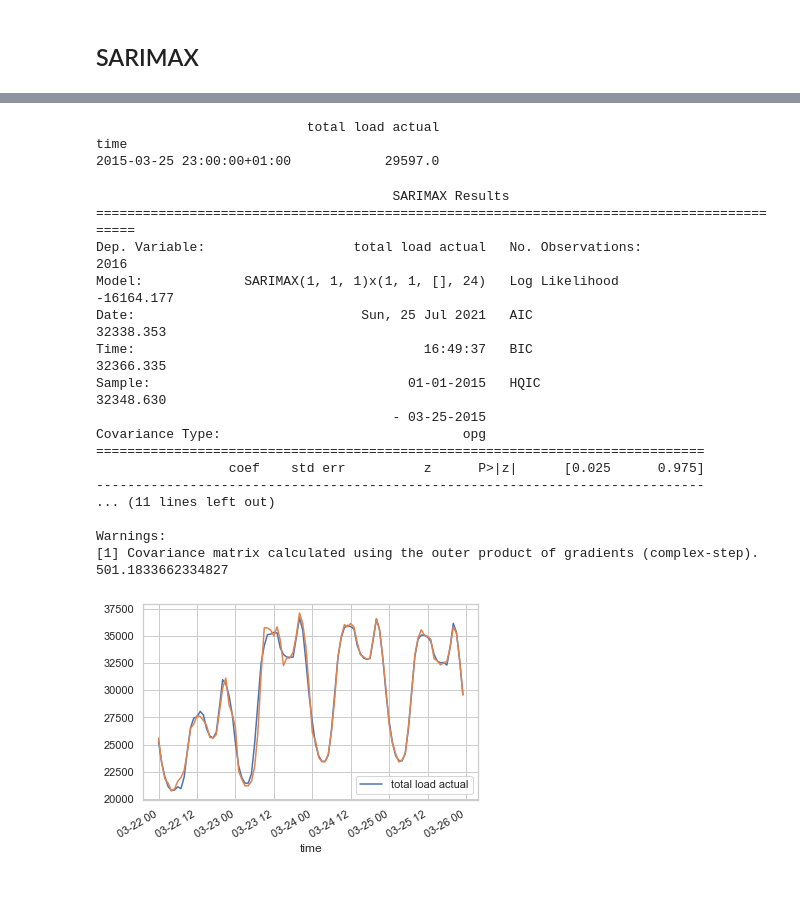
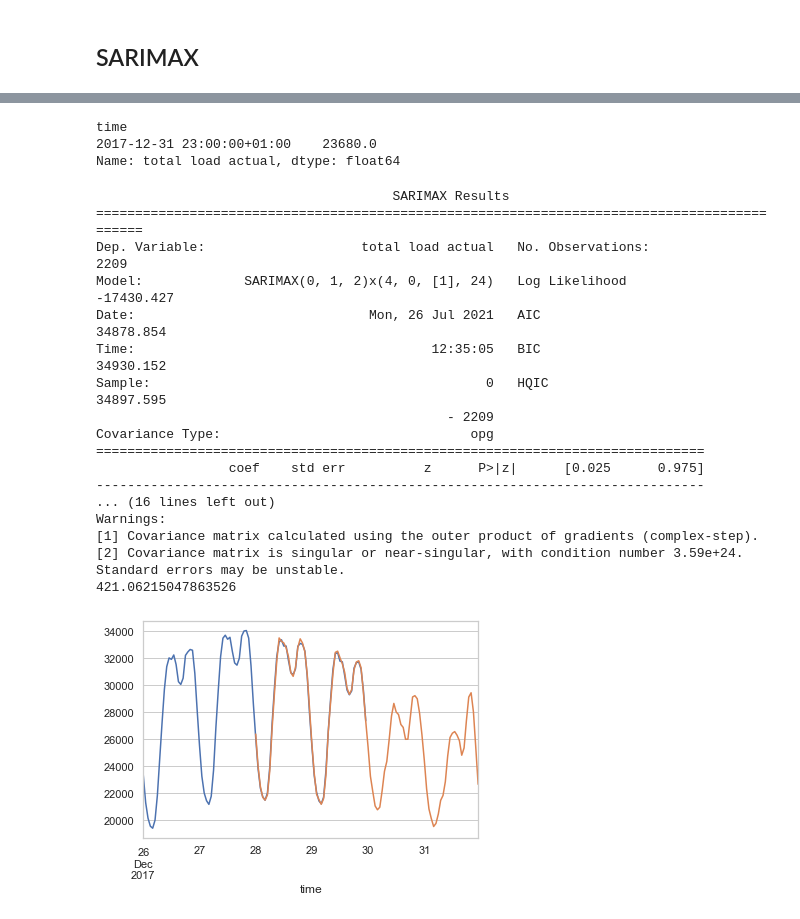
Before and after one commit to mendyhsu/Capstone, a Jupyter notebook: Modeling.ipynb, the cells around one changed output, grey strips where cells are left out. Cells and saved outputs as stored; diff of their text form; code cells hidden in the pictures; blank space fills up the shorter version.

```diff
--- a/Modeling.ipynb
+++ b/Modeling.ipynb
@@ -49,5 +33,14 @@ dict_keys(['with_na', 'fill_na'])
 # %%
 ## Feature engineered data
 df = pd.read_csv('data/energy_feat.csv')
-df['time'] = pd.to_datetime(df['time'])
-df = df.set_index('time')
+
+# convert the column (it's a string) to datetime type
+df['time'] = pd.to_datetime(df['time'],
+                          errors='coerce',
+                          infer_datetime_format=True,
+                          utc=True).dt.tz_convert('CET')
+
+# create datetime index passing the datetime series
+df.set_index('time', inplace=True)
+
+df.dtypes
@@ -208,0 +281,9 @@ exogs = df[['trend']].iloc[seg_ind*24 : (24*(seg_ind + 84 ) + 48)].copy()
+# %%
+df_train = df.loc['2017-10':'2017-12',:]
+
+df_test = df.loc['2018':].copy()
+# %%
+
+temp_full = df_train[['total load actual']]
+exogs = df_train[['trend']]
+temp = temp_full.copy()#.iloc[:-48].copy()
@@ -209,48 +305,48 @@ exogs = df[['trend']].iloc[seg_ind*24 : (24*(seg_ind + 84 ) + 48)].copy()
 # %%
-temp = temp_full.iloc[:-48].copy()
+
 print(temp[-1:])
-model = SARIMAX(temp, order=(1,1,1), seasonal_order=(1,1,0,24), exog=exogs.iloc[:-48],freq='H')
+
+model = SARIMAX(temp, order=(0,1,2), seasonal_order=(4,0,1,24), exog=exogs, freq='H')
 results = model.fit()
 
 ##
 print(results.summary())
 
 # Calculate the mean absolute error from residuals
 mae = np.mean(np.abs(results.resid))
 
 # Print mean absolute error
 print(mae)
 
 # Make plot of time series for comparison
 #results.predict().plot(figsize=(10,5))
 fig, ax = plt.subplots()
 temp_full.iloc[-144:-48].plot(ax=ax)
 results.predict().iloc[-96:].plot(ax=ax)
 plt.show()
 
-
 # Create the 4 diagostics plots
 results.plot_diagnostics(figsize=(10,10))
 plt.show()
 # %% [output]
-                           total load actual
 time
-2015-03-25 23:00:00+01:00            29597.0
+2017-12-31 23:00:00+01:00    23680.0
+Name: total load actual, dtype: float64
                                       SARIMAX Results
-===========================================================================================
-Dep. Variable:                   total load actual   No. Observations:                 2016
-Model:             SARIMAX(1, 1, 1)x(1, 1, [], 24)   Log Likelihood              -16164.177
-Date:                             Sun, 25 Jul 2021   AIC                          32338.353
-Time:                                     16:49:37   BIC                          32366.335
-Sample:                                 01-01-2015   HQIC                         32348.630
-                                      - 03-25-2015
-Covariance Type:                               opg
+============================================================================================
+Dep. Variable:                    total load actual   No. Observations:                 2209
+Model:             SARIMAX(0, 1, 2)x(4, 0, [1], 24)   Log Likelihood              -17430.427
+Date:                              Mon, 26 Jul 2021   AIC                          34878.854
+Time:                                      12:35:05   BIC                          34930.152
+Sample:                                           0   HQIC                         34897.595
+                                             - 2209
+Covariance Type:                                opg
 ==============================================================================
                  coef    std err          z      P>|z|      [0.025      0.975]
 ------------------------------------------------------------------------------
-... (11 lines left out)
-
+... (16 lines left out)
 Warnings:
 [1] Covariance matrix calculated using the outer product of gradients (complex-step).
-501.1833662334827
+[2] Covariance matrix is singular or near-singular, with condition number 3.59e+24. Standard errors may be unstable.
+421.06215047863526
-[figure, old version]
+[figure, new version]
```
Also changed, not shown: parts of 38 cells of this notebook.
